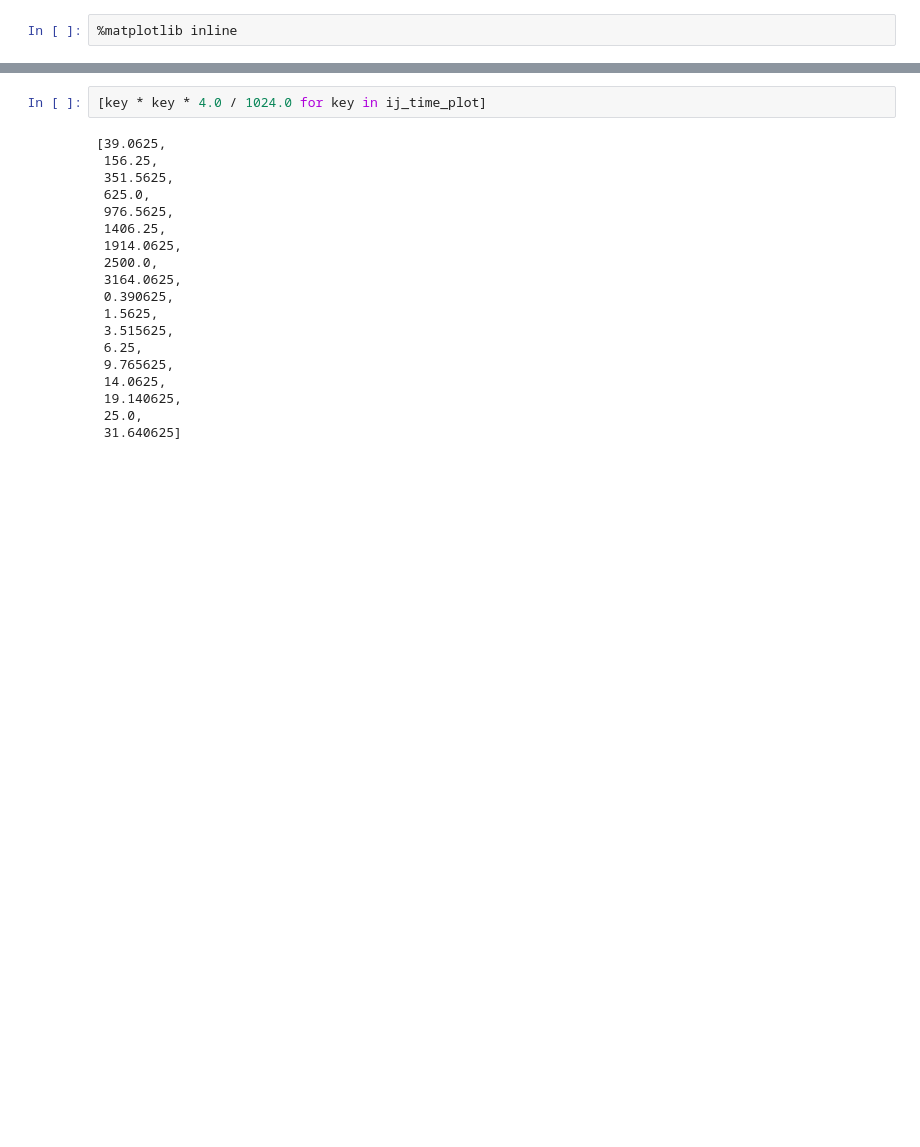
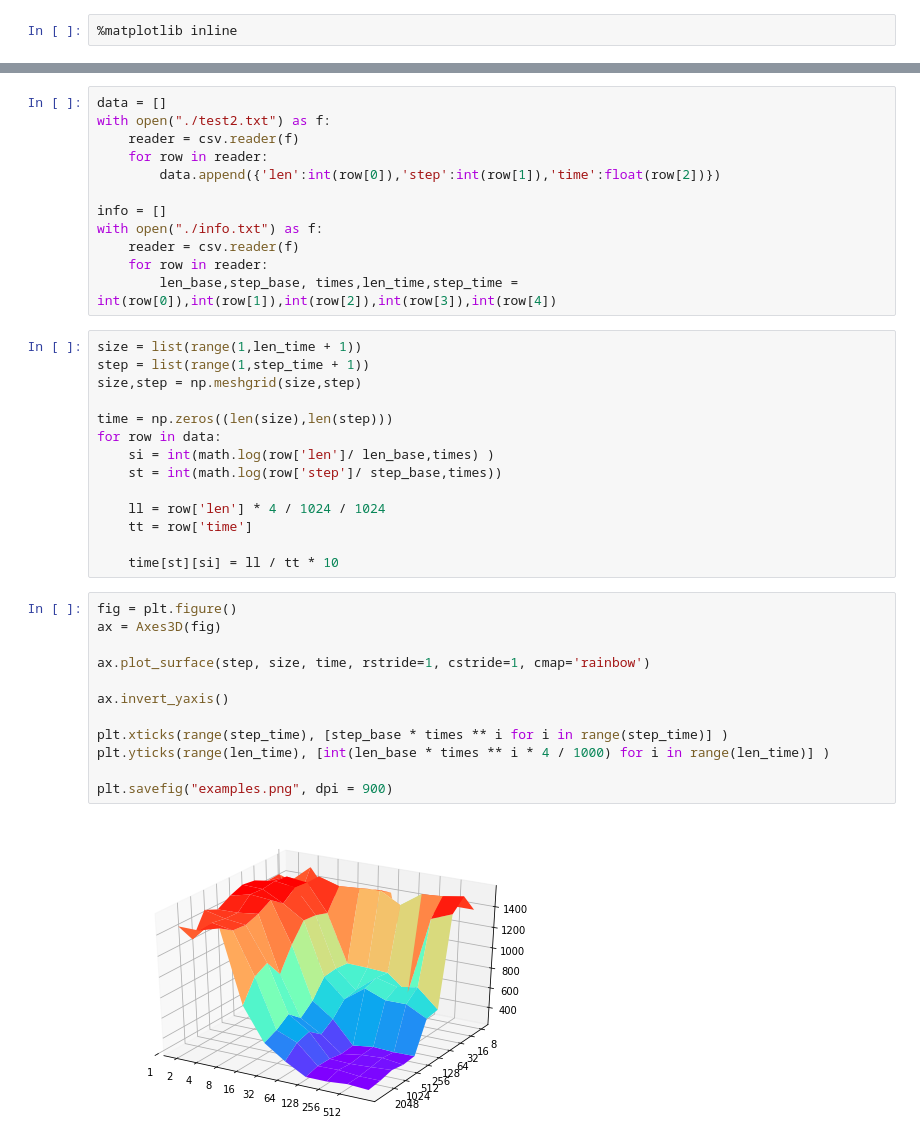
Before and after one commit to RuiWang14/learning_csapp, a Jupyter notebook: 未命名.ipynb, the cells around one changed output, grey strips where cells are left out. Drawn from its saved outputs; the diff is of its cells as text; blank space fills up the shorter version.

```diff
--- a/未命名.ipynb
+++ b/未命名.ipynb
@@ -81,21 +55,40 @@ sorted(ij_time_plot)
-# %%
-[key * key * 4.0 / 1024.0 for key in ij_time_plot]
-# %% [output]
-[39.0625,
- 156.25,
- 351.5625,
- 625.0,
- 976.5625,
- 1406.25,
- 1914.0625,
- 2500.0,
- 3164.0625,
- 0.390625,
- 1.5625,
- 3.515625,
- 6.25,
- 9.765625,
- 14.0625,
- 19.140625,
- 25.0,
- 31.640625]
+# %%
+data = []
+with open("./test2.txt") as f:
+    reader = csv.reader(f)
+    for row in reader:
+        data.append({'len':int(row[0]),'step':int(row[1]),'time':float(row[2])})
+
+info = []
+with open("./info.txt") as f:
+    reader = csv.reader(f)
+    for row in reader:
+        len_base,step_base, times,len_time,step_time = int(row[0]),int(row[1]),int(row[2]),int(row[3]),int(row[4])
+# %%
+size = list(range(1,len_time + 1))
+step = list(range(1,step_time + 1))
+size,step = np.meshgrid(size,step)
+
+time = np.zeros((len(size),len(step)))
+for row in data:
+    si = int(math.log(row['len']/ len_base,times) )
+    st = int(math.log(row['step']/ step_base,times))
+
+    ll = row['len'] * 4 / 1024 / 1024
+    tt = row['time']
+
+    time[st][si] = ll / tt * 10
+# %%
+fig = plt.figure()
+ax = Axes3D(fig)
+
+ax.plot_surface(step, size, time, rstride=1, cstride=1, cmap='rainbow')
+
+ax.invert_yaxis()
+
+plt.xticks(range(step_time), [step_base * times ** i for i in range(step_time)] )
+plt.yticks(range(len_time), [int(len_base * times ** i * 4 / 1000) for i in range(len_time)] )
+
+plt.savefig("examples.png", dpi = 900)
+# %% [output]
+[figure, added]
```
Also changed, not shown: parts of 9 cells of this notebook, 7 other files.
